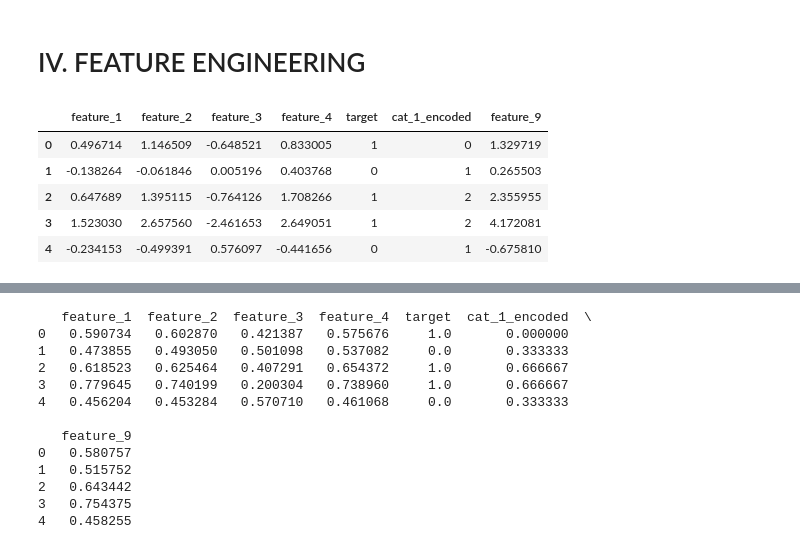
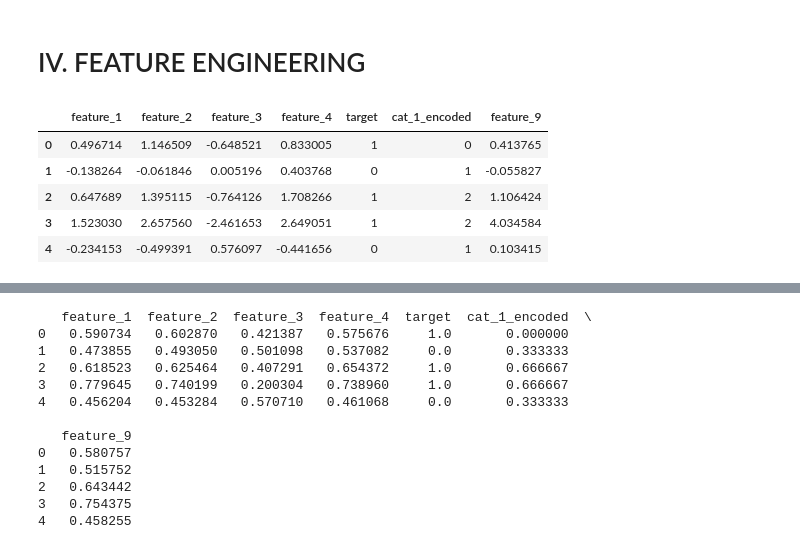
Before and after one commit to Montasir00/Ml_final_project, a Jupyter notebook: Final_Project.ipynb, the cells around one changed output, grey strips where cells are left out. Drawn from its saved outputs; the diff is of its cells as text; code cells hidden in the pictures.

```diff
--- a/Final_Project.ipynb
+++ b/Final_Project.ipynb
@@ -472,26 +460,23 @@ category_2        1.319349  0.51702
 # IV. FEATURE ENGINEERING
 # %%
 df_3 = df_2.copy()
-
-# Function to engineer new features
+# feature engineering
 def feature_engineering(df_3):
-    # Drop unnecessary features
+    # drop unnecessary features
     df_3 = df_3.drop(['feature_7', 'feature_8', 'feature_5', 'feature_6', 'region_A', 'region_B', 'region_C' ], axis=1)
 
-    # Create a new feature based on existing ones
-    df_3['feature_9'] = df_3['feature_1'] + df_3['feature_4']
+    # create a new feature based on existing ones
+    df_3['feature_9'] = df_3['feature_1'] * df_3['feature_4']
 
     return df_3
 
-# Apply feature engineering
 df_3 = feature_engineering(df_3)
 
-# Display the first few rows of the modified DataFrame
 df_3.head()
 # %% [output]
 |  | feature_1 | feature_2 | feature_3 | feature_4 | target | cat_1_encoded | feature_9 |
-| 0 | 0.496714 | 1.146509 | -0.648521 | 0.833005 | 1 | 0 | 1.329719 |
-| 1 | -0.138264 | -0.061846 | 0.005196 | 0.403768 | 0 | 1 | 0.265503 |
-| 2 | 0.647689 | 1.395115 | -0.764126 | 1.708266 | 1 | 2 | 2.355955 |
-| 3 | 1.523030 | 2.657560 | -2.461653 | 2.649051 | 1 | 2 | 4.172081 |
-| 4 | -0.234153 | -0.499391 | 0.576097 | -0.441656 | 0 | 1 | -0.675810 |
+| 0 | 0.496714 | 1.146509 | -0.648521 | 0.833005 | 1 | 0 | 0.413765 |
+| 1 | -0.138264 | -0.061846 | 0.005196 | 0.403768 | 0 | 1 | -0.055827 |
+| 2 | 0.647689 | 1.395115 | -0.764126 | 1.708266 | 1 | 2 | 1.106424 |
+| 3 | 1.523030 | 2.657560 | -2.461653 | 2.649051 | 1 | 2 | 4.034584 |
+| 4 | -0.234153 | -0.499391 | 0.576097 | -0.441656 | 0 | 1 | 0.103415 |
```
Also changed, not shown: parts of 26 cells of this notebook.
